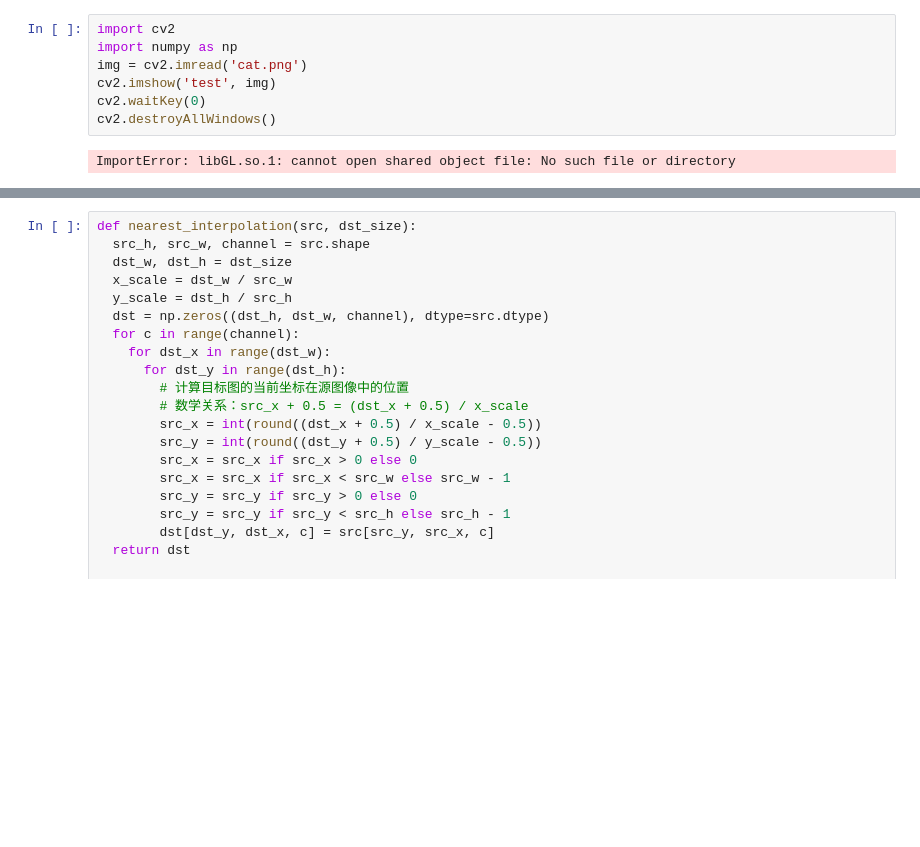
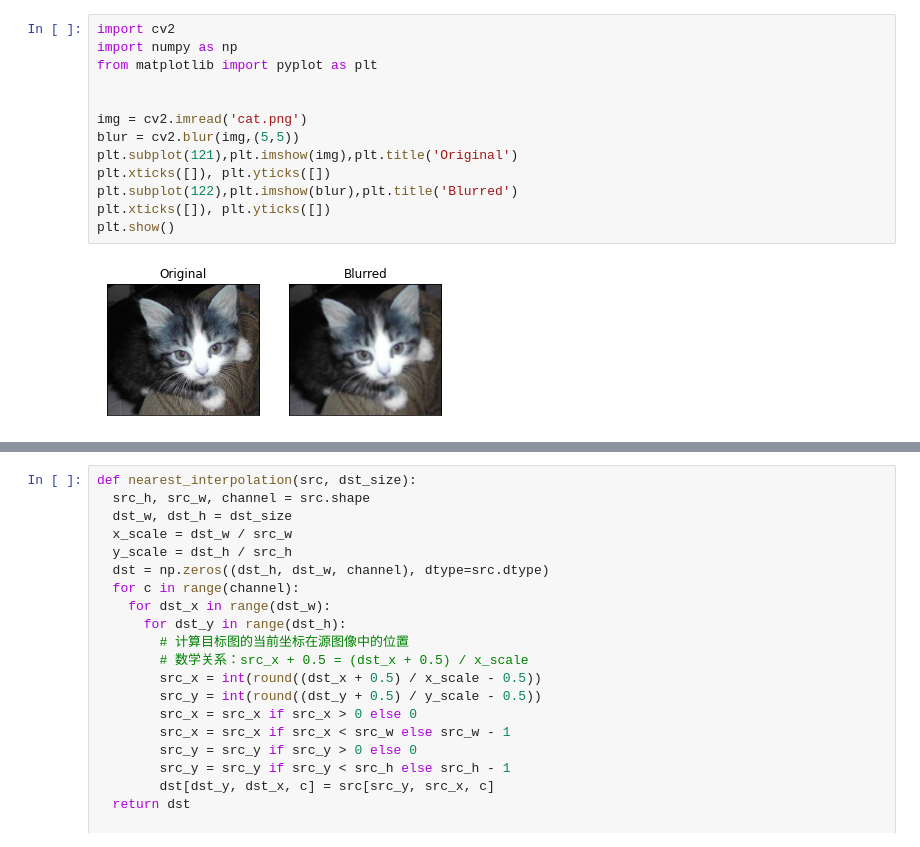
Before and after one commit to zhuqiuyang/laneSegmention20210410, a Jupyter notebook: week1/upsampling.ipynb, the cells around one changed output, grey strips where cells are left out. Cells and saved outputs as stored; diff of their text form; blank space fills up the shorter version.

```diff
--- a/week1/upsampling.ipynb
+++ b/week1/upsampling.ipynb
@@ -1,12 +1,18 @@
-# %%
-import cv2
-import numpy as np
-img = cv2.imread('cat.png')
-cv2.imshow('test', img)
-cv2.waitKey(0)
-cv2.destroyAllWindows()
-# %% [output]
-ImportError: libGL.so.1: cannot open shared object file: No such file or directory
+# %%
+import cv2
+import numpy as np
+from matplotlib import pyplot as plt
+
+
+img = cv2.imread('cat.png')
+blur = cv2.blur(img,(5,5))
+plt.subplot(121),plt.imshow(img),plt.title('Original')
+plt.xticks([]), plt.yticks([])
+plt.subplot(122),plt.imshow(blur),plt.title('Blurred')
+plt.xticks([]), plt.yticks([])
+plt.show()
+# %% [output]
+[figure, added]
 # %%
 def unpooling(src, scale):
   assert isinstance(scale, int)
```
Also changed, not shown: parts of 1 cell of this notebook.
